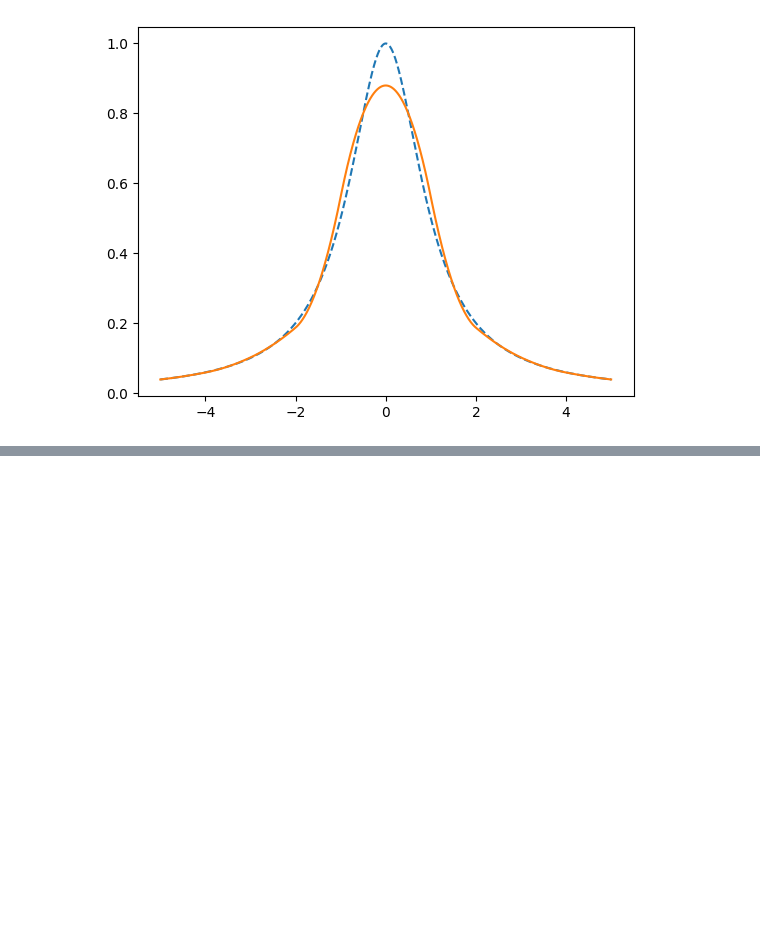
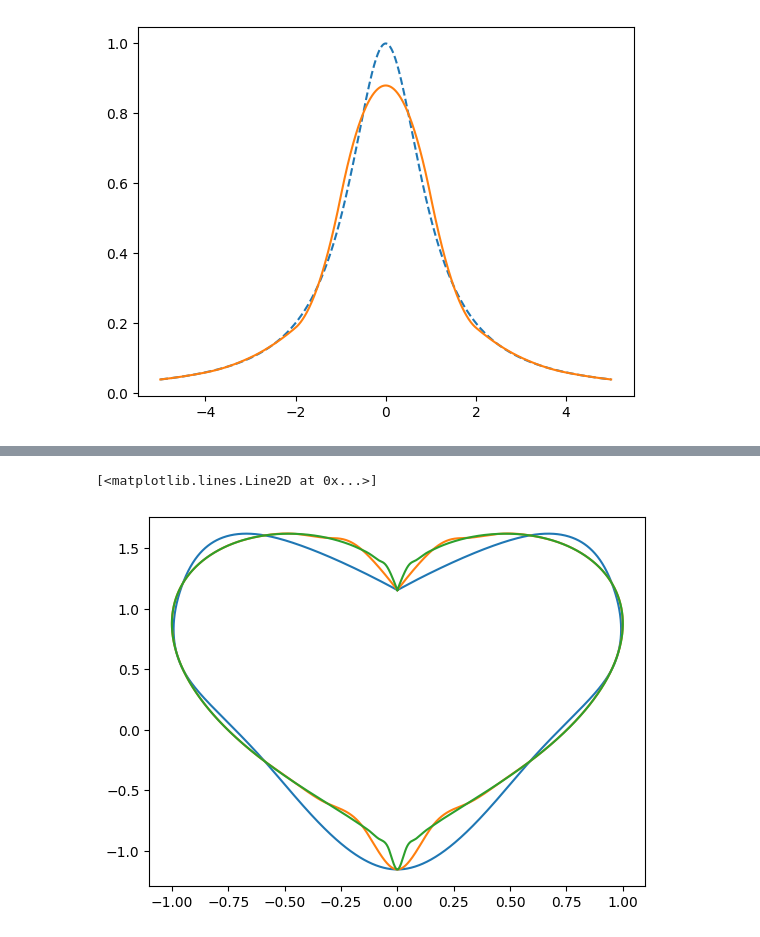
Before and after one commit to fr200110217102/na2022, a Jupyter notebook: HW3/SpinePlot.ipynb, the cells around one changed output, grey strips where cells are left out. Drawn from its saved outputs; the diff is of its cells as text; code cells hidden in the pictures; blank space fills up the shorter version.

```diff
--- a/HW3/SpinePlot.ipynb
+++ b/HW3/SpinePlot.ipynb
@@ -208,0 +205,17 @@ plt.show()
+# %%
+import matplotlib.pyplot as plt
+import numpy as np
+import pandas as pd
+
+file1 = pd.read_csv("e4.csv")
+data = pd.DataFrame(file1)
+plt.plot(data['x'], data['y'])
+file2 = pd.read_csv("e5.csv")
+data = pd.DataFrame(file2)
+plt.plot(data['x'], data['y'])
+file3 = pd.read_csv("e6.csv")
+data = pd.DataFrame(file3)
+plt.plot(data['x'], data['y'])
+# %% [output]
+[<matplotlib.lines.Line2D at 0x...>]
+[figure, added]
```
Also changed, not shown: parts of 2 cells of this notebook, 27 other files.
